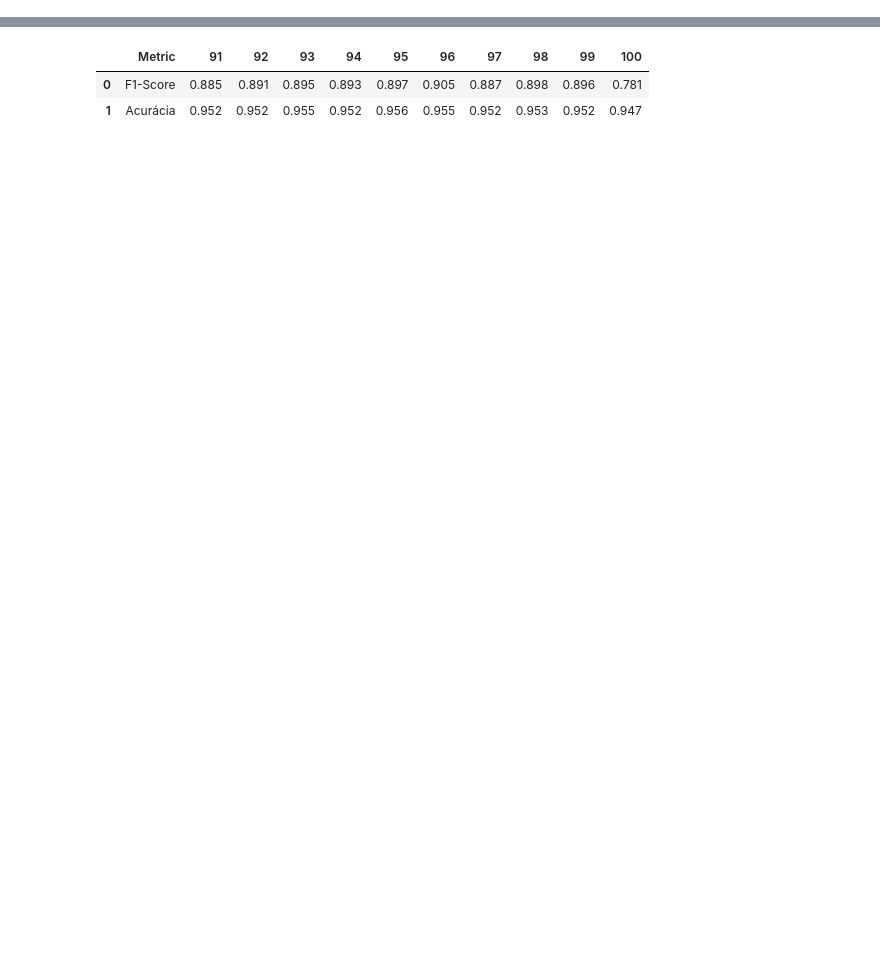
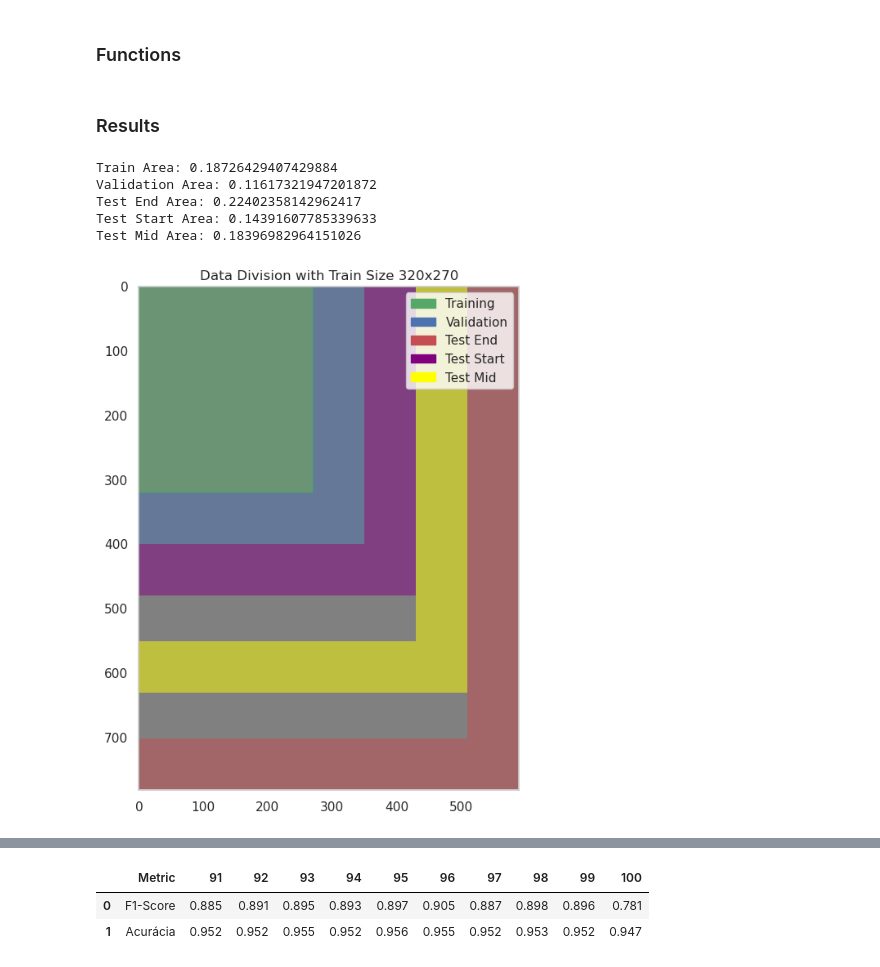
Before and after one commit to gabrielliman/Seismic_Analysis_Tensorflow, a Jupyter notebook: utils/distribution_display.ipynb, the cells around one changed output, grey strips where cells are left out. Drawn from its saved outputs; the diff is of its cells as text; code cells hidden in the pictures; blank space fills up the shorter version.

```diff
--- a/utils/distribution_display.ipynb
+++ b/utils/distribution_display.ipynb
@@ -284,0 +450,17 @@ show_smart_data_division_subplot(450,336)
+# %%
+sizes = [(192, 192), (235, 216), (278, 240), (321, 264), (364, 288),
+         (407, 312), (450, 336), (493, 360), (536, 384), (579, 408), (622, 430)]
+
+# Create a dataframe to store the results
+columns = ['Train Area', 'Validation Area', 'Test Start Area', 'Test Mid Area', 'Test End Area']
+data = []
+
+# Calculate proportions for each size combination
+for size_x, size_y in sizes:
+    proportions = data_division_proportion(size_x, size_y)
+    data.append(proportions)
+
+# Convert the data to a DataFrame
+df = pd.DataFrame(data, index=[f"{x}x{y}" for x, y in sizes], columns=columns)
+
+df
@@ -284,0 +506,2 @@ show_smart_data_division_subplot(450,336)
+# %% [markdown]
+### Functions
@@ -284,0 +690,11 @@ show_smart_data_division_subplot(450,336)
+# %% [markdown]
+### Results
+# %%
+show_data_division_fixed_val_test(size_x=320,size_y=270,max_sizetrain_x=320,max_sizetrain_y=270)
+# %% [output]
+Train Area: 0.18726429407429884
+Validation Area: 0.11617321947201872
+Test End Area: 0.22402358142962417
+Test Start Area: 0.14391607785339633
+Test Mid Area: 0.18396982964151026
+[figure, added]
```
Also changed, not shown: parts of 65 cells of this notebook, 43 other files.
